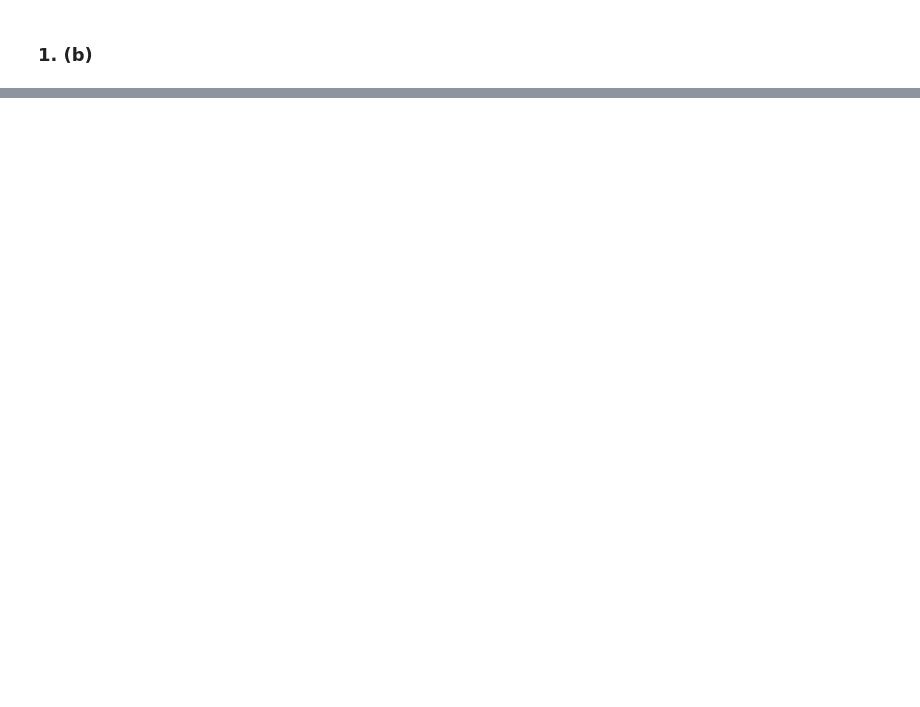
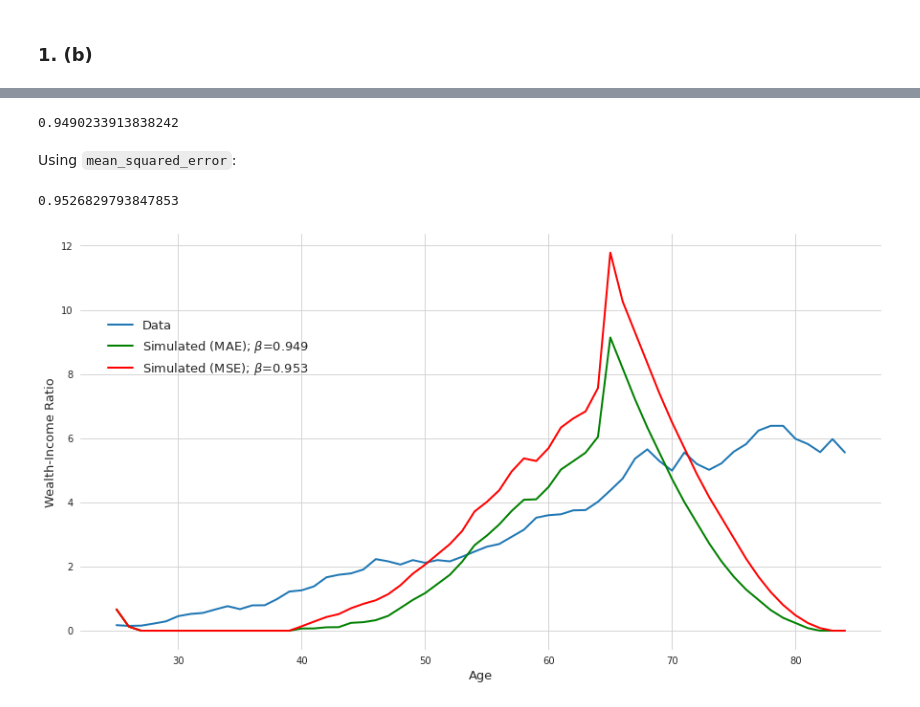
Before and after one commit to timmens/macro_problems, a Jupyter notebook: ps2.ipynb, the cells around one changed output, grey strips where cells are left out. Cells and saved outputs as stored; diff of their text form; code cells hidden in the pictures; blank space fills up the shorter version.

```diff
--- a/ps2.ipynb
+++ b/ps2.ipynb
@@ -168,0 +382,45 @@ plt.show()
+# %%
+absolute_error_optimum = result["x"]
+absolute_error_optimum
+# %% [output]
+0.9490233913838242
+# %% [markdown]
+Using ``mean_squared_error``:
+# %%
+crit_func = get_criterion_func(
+    metric=mean_squared_error,
+    df=df,
+    initial_wealth=0.65,
+    wealth_grid=wealth_grid,
+    retirement_period=40,
+    last_period=60,
+    tau=0.5,
+    interest=0.04,
+)
+# %%
+result = minimize_scalar(crit_func, bounds=(0, 1), method="golden")
+# %%
+squared_error_optimum = result["x"]
+squared_error_optimum
+# %% [output]
+0.9526829793847853
+# %%
+# solve model for optimal betas and plot results:
+profiles = [DATA_PROFILE]
+
+for metric_name, beta in {"mae": absolute_error_optimum, "mse": squared_error_optimum}.items():
+    policy = solve_model(wealth_grid, income_stream_array, beta=beta, interest=0.04, last_period=60)
+    policy_profile = compute_policy_profile(initial_wealth, policy, wealth_grid)
+
+    label = "Simulated (MAE)" if metric_name == "mae" else "Simulated (MSE)"
+    label += r"; $\beta$=" + f"{beta:.3f}"
+    profile = {
+        "values": policy_profile / income_stream_array,
+        "col": "green" if metric_name == "mae" else "red",
+        "label": label,
+    }
+    profiles.append(profile)
+
+plot_profiles(profiles)
+# %% [output]
+[figure, added]
```
Also changed, not shown: parts of 45 cells of this notebook, 1 other file.
